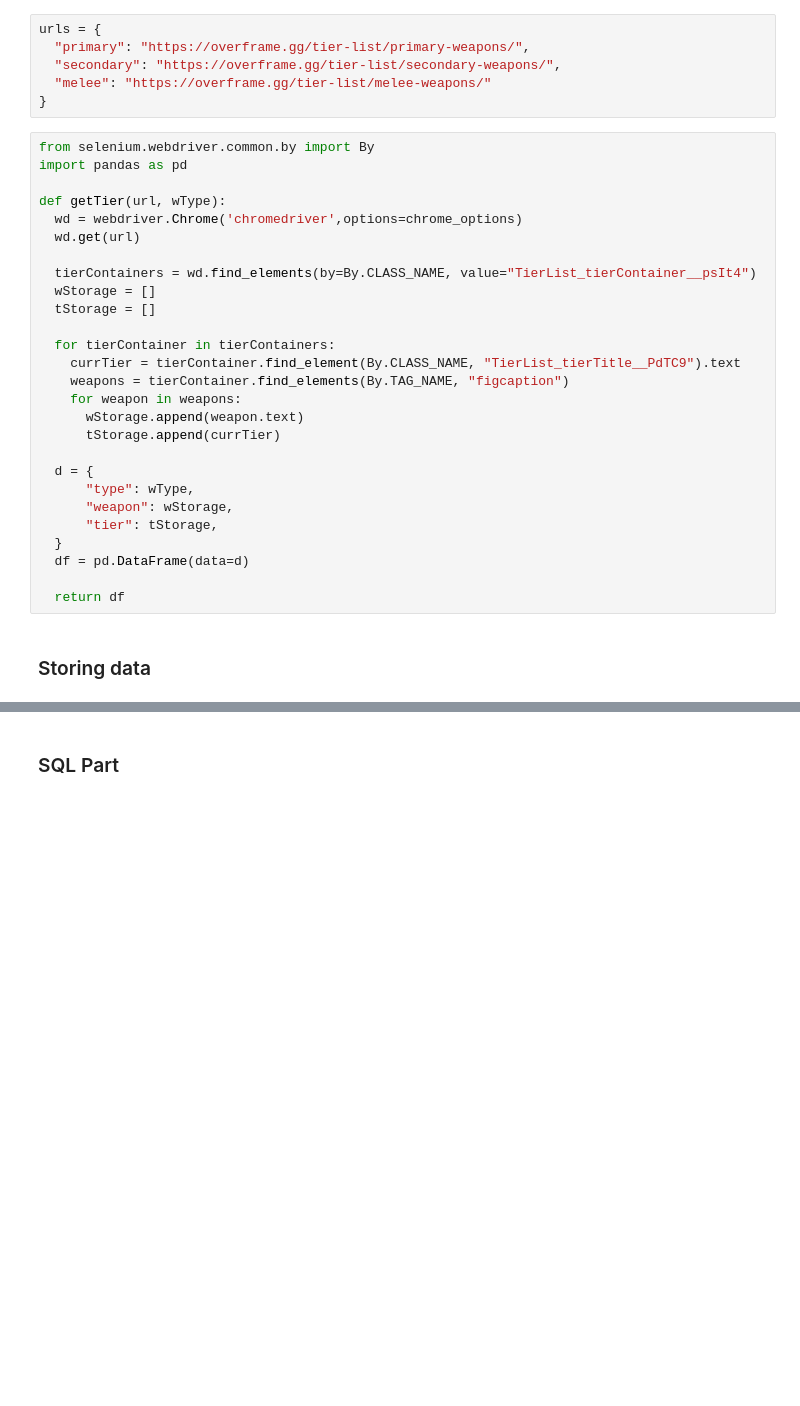
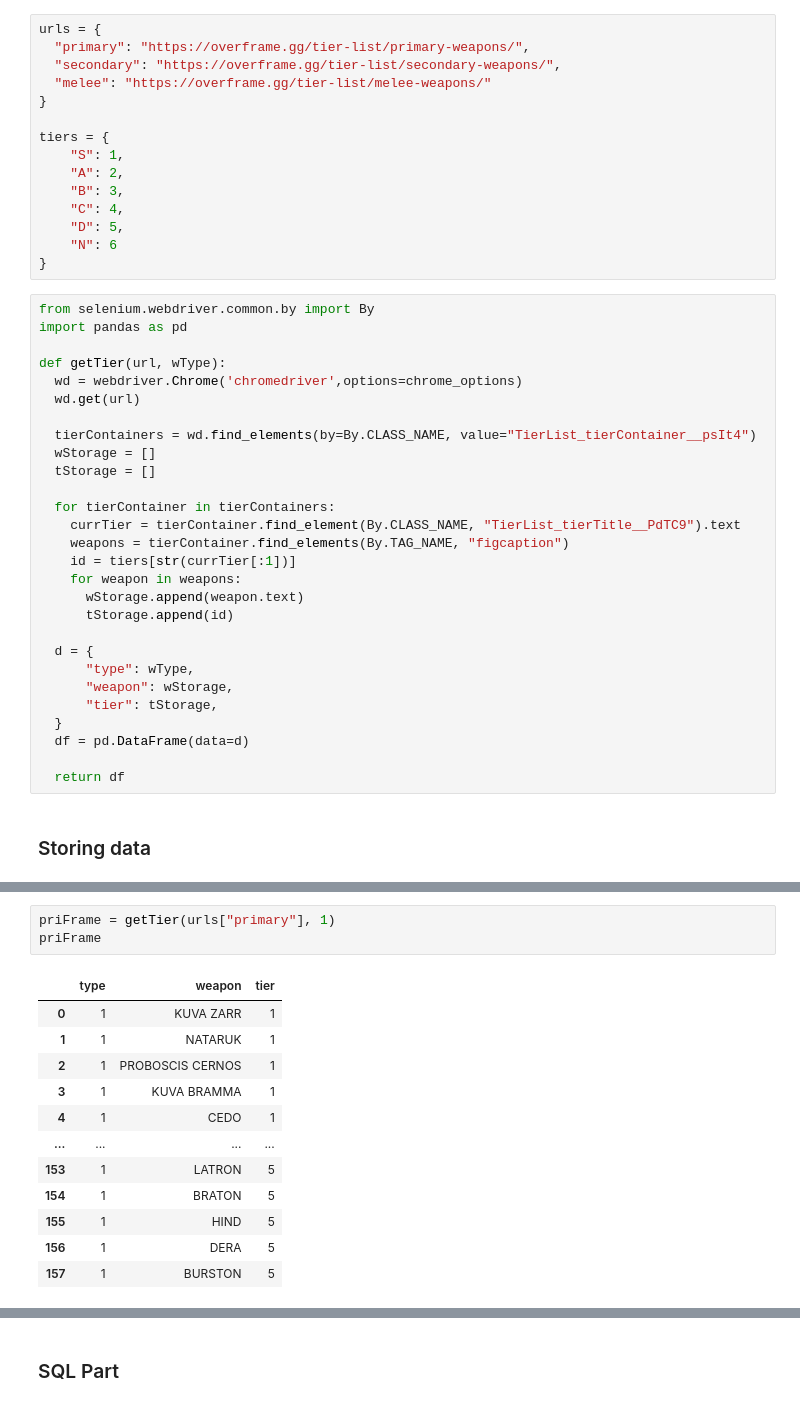
Before and after one commit to liang799/rivenDealer, a Jupyter notebook: database/scraper.ipynb, the cells around one changed output, grey strips where cells are left out. Cells and saved outputs as stored; diff of their text form; blank space fills up the shorter version.

Commit message:
normalised weapon table

```diff
--- a/database/scraper.ipynb
+++ b/database/scraper.ipynb
@@ -18,6 +20,15 @@ urls = {
   "secondary": "https://overframe.gg/tier-list/secondary-weapons/",
   "melee": "https://overframe.gg/tier-list/melee-weapons/"
 }
+
+tiers = {
+    "S": 1,
+    "A": 2,
+    "B": 3,
+    "C": 4,
+    "D": 5,
+    "N": 6
+}
 # %%
 from selenium.webdriver.common.by import By
 import pandas as pd
@@ -33,9 +44,10 @@ def getTier(url, wType):
   for tierContainer in tierContainers:
     currTier = tierContainer.find_element(By.CLASS_NAME, "TierList_tierTitle__PdTC9").text
     weapons = tierContainer.find_elements(By.TAG_NAME, "figcaption")
+    id = tiers[str(currTier[:1])]
     for weapon in weapons:
       wStorage.append(weapon.text)
-      tStorage.append(currTier)
+      tStorage.append(id)
 
   d = {
       "type": wType,
@@ -53,0 +80,16 @@ melFrame = getTier(urls["melee"], "melee")
+# %%
+priFrame = getTier(urls["primary"], 1)
+priFrame
+# %% [output]
+|  | type | weapon | tier |
+| 0 | 1 | KUVA ZARR | 1 |
+| 1 | 1 | NATARUK | 1 |
+| 2 | 1 | PROBOSCIS CERNOS | 1 |
+| 3 | 1 | KUVA BRAMMA | 1 |
+| 4 | 1 | CEDO | 1 |
+| ... | ... | ... | ... |
+| 153 | 1 | LATRON | 5 |
+| 154 | 1 | BRATON | 5 |
+| 155 | 1 | HIND | 5 |
+| 156 | 1 | DERA | 5 |
+| 157 | 1 | BURSTON | 5 |
```
Also changed, not shown: parts of 12 cells of this notebook.
